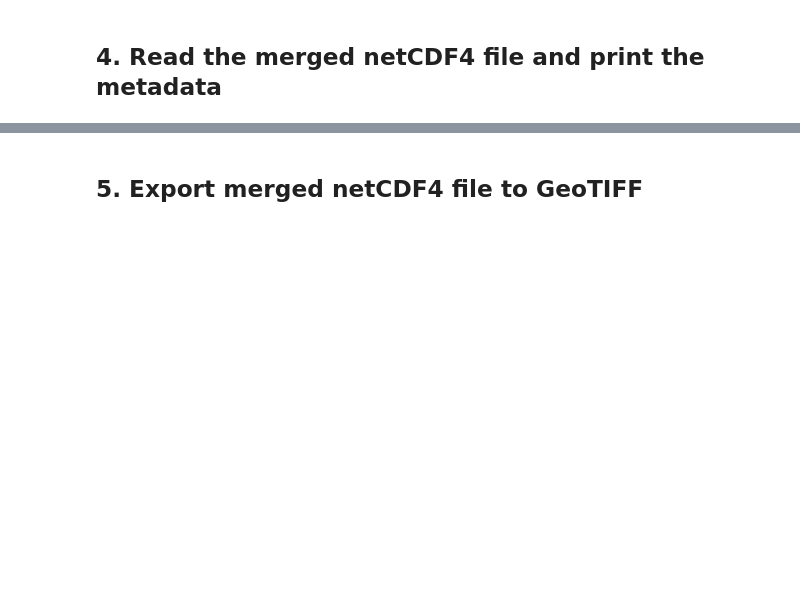
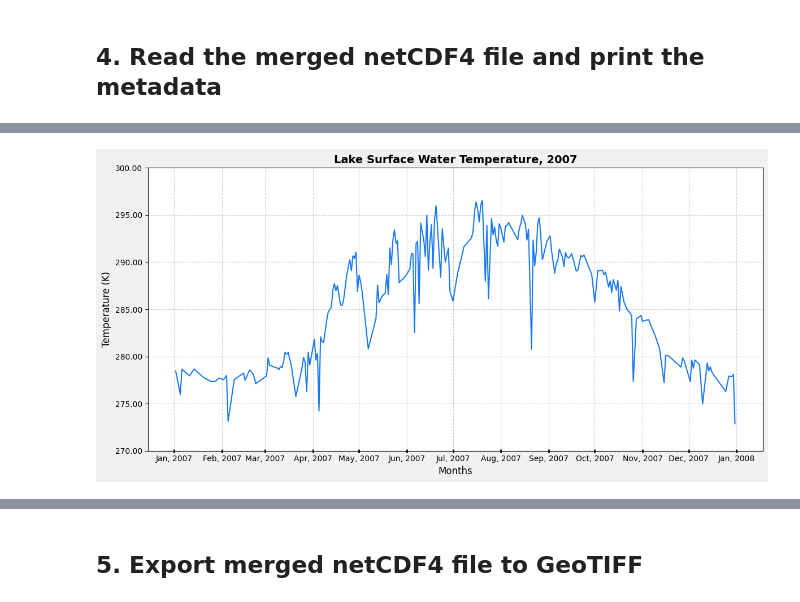
Before and after one commit to str-ucture/CoKLIMAx-II, a Jupyter notebook: jupyter_execute/notebooks/kurs2/satellite-lake-water-temperature.ipynb, the cells around one changed output, grey strips where cells are left out. Drawn from its saved outputs; the diff is of its cells as text; code cells hidden in the pictures; blank space fills up the shorter version.

```diff
--- a/jupyter_execute/notebooks/kurs2/satellite-lake-water-temperature.ipynb
+++ b/jupyter_execute/notebooks/kurs2/satellite-lake-water-temperature.ipynb
@@ -208,0 +284,49 @@ nc_summary
+# %%
+import matplotlib.pyplot as plt
+from matplotlib.dates import DateFormatter, MonthLocator
+import matplotlib.ticker as ticker
+import math
+
+# Prepare df for plot
+filtered_df_copy = filtered_df.copy()
+filtered_df_copy['Date'] = [t.strftime('%Y-%m-%d') for t in filtered_df['Time']]
+filtered_df_copy['Date'] = [datetime.strptime(d, '%Y-%m-%d').date() for d in filtered_df_copy['Date']]
+vmax = math.ceil(filtered_df_copy['Mean Temperature (K)'].max() / 10) * 10
+vmin = math.floor(filtered_df_copy['Mean Temperature (K)'].min() / 10) * 10
+
+# Create the figure and axes
+fig, ax = plt.subplots(figsize=(12, 6), facecolor='#f1f1f1', edgecolor='k')
+
+# Plot the data
+ax.plot(filtered_df_copy['Date'],
+        filtered_df_copy['Mean Temperature (K)'],
+        # marker='o',
+        # markersize=3.0,
+        linestyle='-',
+        color='#1877F2',
+        label="Surface Water Temperature",
+        )
+
+# Format the axis
+ax.xaxis.set_major_locator(MonthLocator())
+ax.xaxis.set_major_formatter(DateFormatter('%b, %Y'))
+ax.tick_params(axis='x', which='major', length=4, direction='inout', width=2)
+ax.tick_params(axis='x', which='minor', length=3, direction='inout')
+
+# Set y-axis limit
+ax.set_ylim(vmin, vmax)
+
+# Set axis labels and title
+ax.set_xlabel('Months', fontsize=12)
+ax.set_ylabel('Temperature (K)', fontsize=12)
+ax.set_title(f'Lake Surface Water Temperature, {year}', fontsize=14, fontweight='bold')
+
+# Add grid
+ax.grid(visible=True, color='#b0b0b0', linestyle='--', linewidth=0.8, alpha=0.6)
+ax.yaxis.set_major_formatter(ticker.FormatStrFormatter('%0.2f'))
+
+# Adjust layout and show the plot
+plt.tight_layout()
+plt.show()
+# %% [output]
+[figure, added]
```
Also changed, not shown: parts of 31 cells of this notebook, 47 other files.
